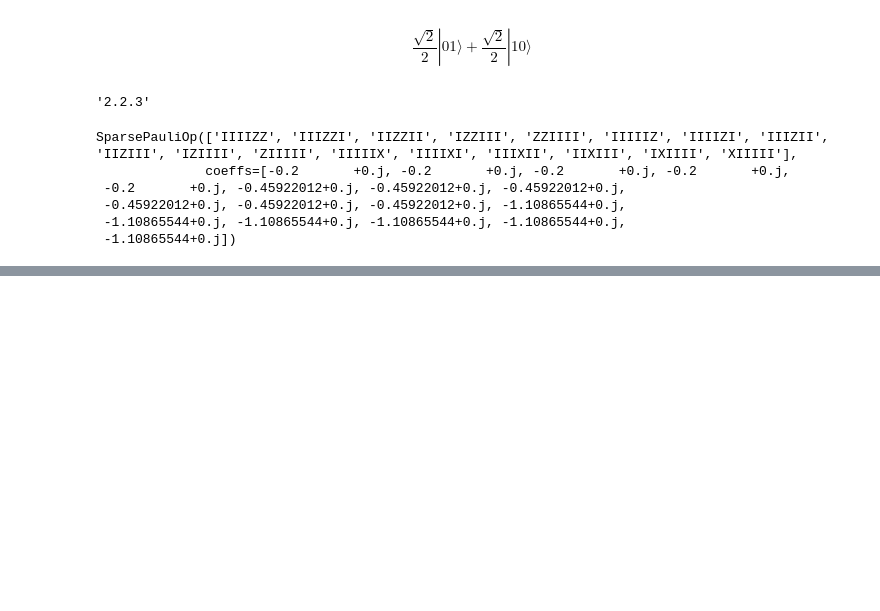
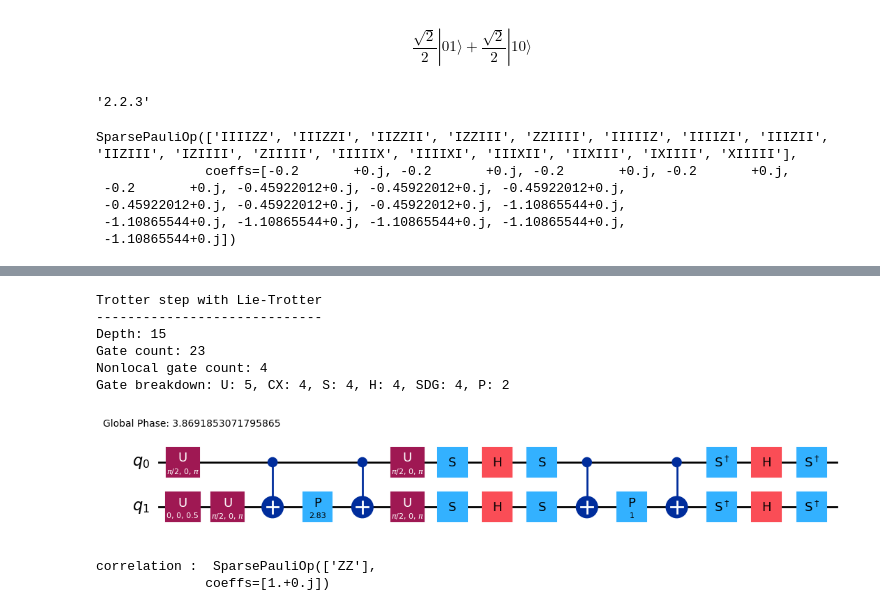
Before and after one commit to Takshit-Jewlia/VQE-tj, a Jupyter notebook: Time Evolution/JCM_Two_lvl.ipynb, the cells around one changed output, grey strips where cells are left out. Saved outputs shown, nothing was run; the diff lists cells and outputs as text; code cells hidden in the pictures; blank space fills up the shorter version.

```diff
--- a/Time Evolution/JCM_Two_lvl.ipynb
+++ b/Time Evolution/JCM_Two_lvl.ipynb
@@ -69,0 +218,5 @@ jcm_hamiltonian
+# %%
+num_timesteps = 60
+evolution_time = 30.0
+dt = evolution_time / num_timesteps
+product_formula_lt = LieTrotter()
@@ -69,0 +228,34 @@ jcm_hamiltonian
+# %%
+single_step_evolution_gates_lt_jcm = PauliEvolutionGate(
+    jcm_hamiltonian, dt, synthesis=product_formula_lt
+)
+single_step_evolution_lt_jcm = QuantumCircuit(2)
+single_step_evolution_lt_jcm.append(
+    single_step_evolution_gates_lt_jcm, single_step_evolution_lt_jcm.qubits
+)
+
+print(
+    f"""
+Trotter step with Lie-Trotter
+-----------------------------
+Depth: {single_step_evolution_lt_jcm.decompose(reps=3).depth()}
+Gate count: {len(single_step_evolution_lt_jcm.decompose(reps=3))}
+Nonlocal gate count: {single_step_evolution_lt_jcm.decompose(reps=3).num_nonlocal_gates()}
+Gate breakdown: {", ".join([f"{k.upper()}: {v}" for k, v in single_step_evolution_lt_jcm.decompose(reps=3).count_ops().items()])}
+"""
+)
+single_step_evolution_lt_jcm.decompose(reps=3).draw("mpl", fold=-1)
+# %% [output]
+Trotter step with Lie-Trotter
+-----------------------------
+Depth: 15
+Gate count: 23
+Nonlocal gate count: 4
+Gate breakdown: U: 5, CX: 4, S: 4, H: 4, SDG: 4, P: 2
+[figure, added]
+# %%
+correlation_jcm = SparsePauliOp(['ZZ'],1)
+print("correlation : ", correlation_jcm)
+# %% [output]
+correlation :  SparsePauliOp(['ZZ'],
+              coeffs=[1.+0.j])
```
Also changed, not shown: parts of 11 cells of this notebook, 4 other files.
